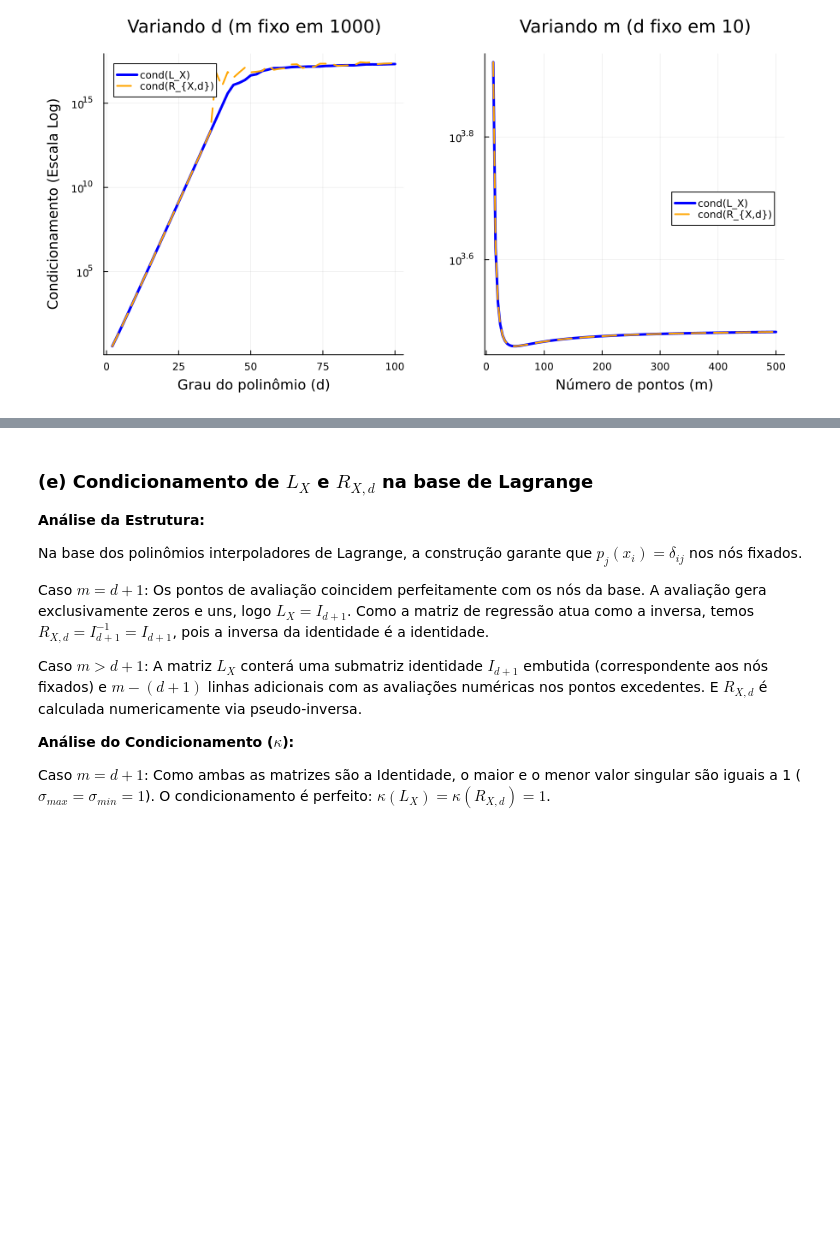
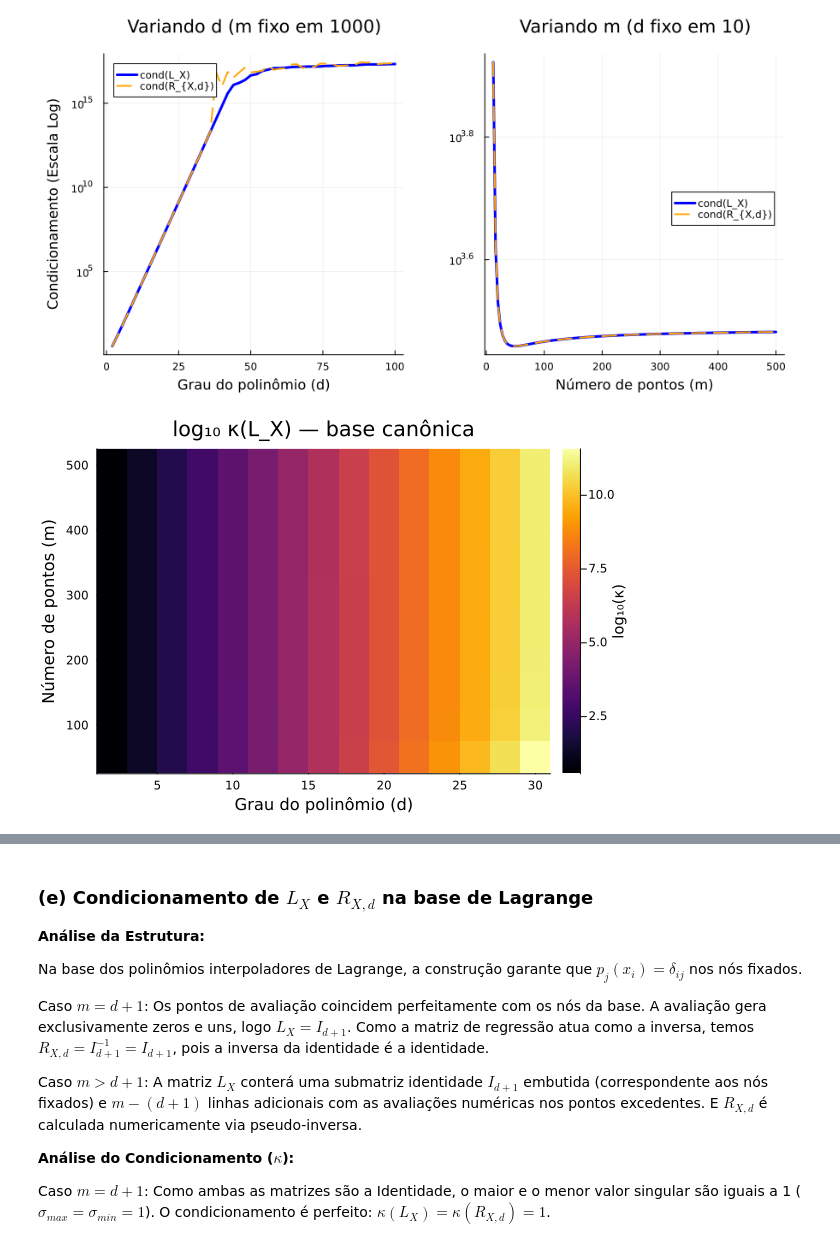
Before and after one commit to Jose-Pedro-Dresch/aln_pjt3_polinomios, a Jupyter notebook: Projeto3_julia.ipynb, the cells around one changed output, grey strips where cells are left out. Saved outputs shown, nothing was run; the diff lists cells and outputs as text; code cells hidden in the pictures; blank space fills up the shorter version.

```diff
--- a/Projeto3_julia.ipynb
+++ b/Projeto3_julia.ipynb
@@ -170,3 +171,29 @@ plot!(p2,
 plot(p1, p2, layout=(1, 2), size=(900, 450), margin=5Plots.mm)
 # %% [output]
 [figure]
+# %%
+# ==== Q2d: heatmap κ(L_X) em função de (m, d) ==== #
+# Mostra o comportamento conjunto: explosão em d, estabilidade em m
+
+d_range = 2:2:30
+m_range = 50:50:500
+
+kappa_grid = zeros(length(m_range), length(d_range))
+
+for (i, m) in enumerate(m_range), (j, d) in enumerate(d_range)
+    X = collect(range(-1.0, 1.0, length=m))
+    V = vandermonde(X, d)
+    kappa_grid[i, j] = cond(V)
+end
+
+# ================= Plotagem ================= #
+heatmap(
+    collect(d_range), collect(m_range), log10.(kappa_grid),
+    xlabel="Grau do polinômio (d)",
+    ylabel="Número de pontos (m)",
+    title="log₁₀ κ(L_X) — base canônica",
+    color=:inferno,
+    colorbar_title="log₁₀(κ)"
+)
+# %% [output]
+[figure, added]
```
Also changed, not shown: parts of 6 cells of this notebook, 1 other file.
